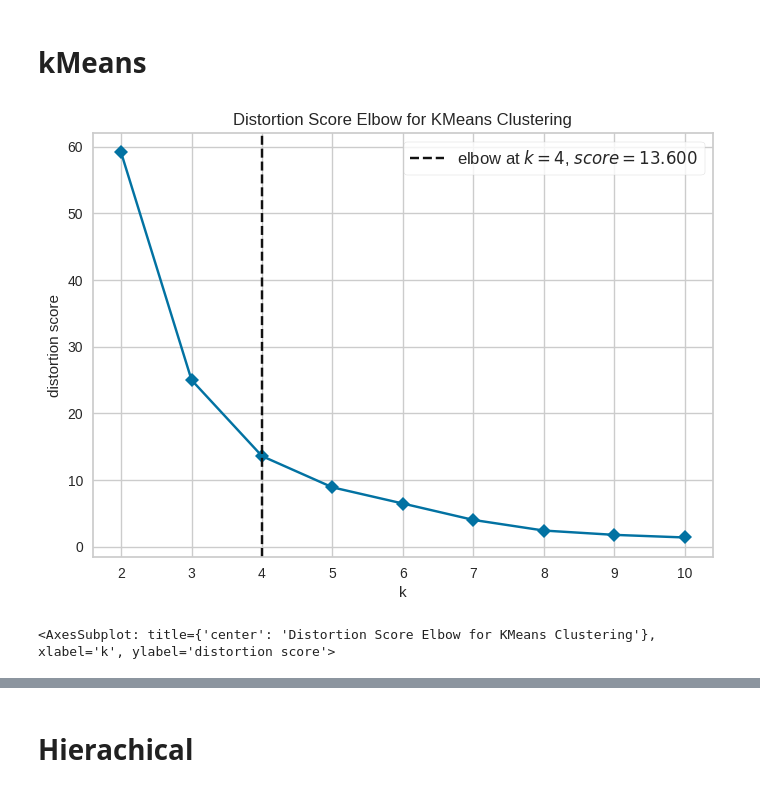
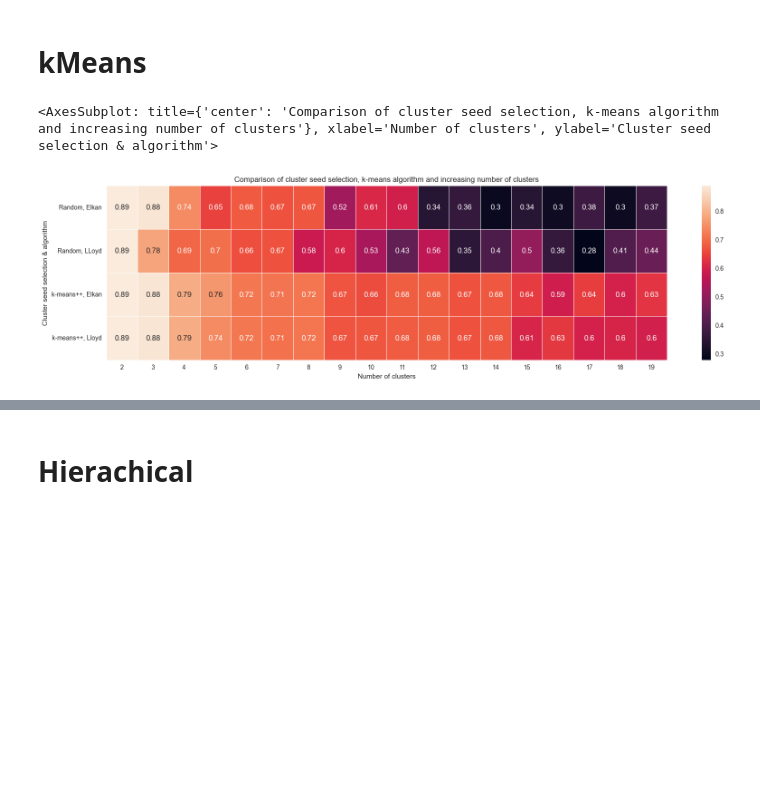
Before and after one commit to FrankCastlepancakes/ClusteringScikitLearn, a Jupyter notebook: notebook.ipynb, the cells around one changed output, grey strips where cells are left out. Drawn from its saved outputs; the diff is of its cells as text; code cells hidden in the pictures; blank space fills up the shorter version.

```diff
--- a/notebook.ipynb
+++ b/notebook.ipynb
@@ -103,14 +103,31 @@ Text(0, 0.5, 'Volume (m³)')
 [figure]
 # %% [markdown]
 # kMeans
-# %%
-# Elbow Method for K means
-model = KMeans(init="k-means++")
-# k is range of number of clusters.
-visualizer = KElbowVisualizer(model, k=(2,11), timings=False, distance_metric="euclidean")
-visualizer.fit(scaled_x)
-visualizer.show()
-# %% [output]
-[figure, removed]
-<AxesSubplot: title={'center': 'Distortion Score Elbow for KMeans Clustering'}, xlabel='k', ylabel='distortion score'>
+# %%
+# create clusters via k-means for random and k-means++ cluster seeds for lloyds and elkan algorithm
+kmeans_scores = []
+for i in range(2, 20):
+    y_cluster_random_lloyd = KMeans(n_clusters=i, init="random", algorithm="lloyd").fit_predict(scaled_x)
+    y_cluster_random_elkan = KMeans(n_clusters=i, init="random", algorithm="elkan").fit_predict(scaled_x)
+
+    y_cluster_kmeans_lloyd = KMeans(n_clusters=i, init="k-means++", algorithm="lloyd").fit_predict(scaled_x)
+    y_cluster_kmeans_elkan = KMeans(n_clusters=i, init="k-means++", algorithm="elkan").fit_predict(scaled_x)
+
+    kmeans_scores.append({"Cluster seed selection & algorithm": "Random, LLoyd", "Number of clusters": i, "score": silhouette_score(scaled_x, y_cluster_random_lloyd, metric="euclidean")})
+    kmeans_scores.append({"Cluster seed selection & algorithm": "Random, Elkan", "Number of clusters": i, "score": silhouette_score(scaled_x, y_cluster_random_elkan, metric="euclidean")})
+
+    kmeans_scores.append({"Cluster seed selection & algorithm": "k-means++, Lloyd", "Number of clusters": i, "score": silhouette_score(scaled_x, y_cluster_kmeans_lloyd, metric="euclidean")})
+    kmeans_scores.append({"Cluster seed selection & algorithm": "k-means++, Elkan", "Number of clusters": i, "score": silhouette_score(scaled_x, y_cluster_kmeans_elkan, metric="euclidean")})
+
+
+df_kmeans_scores = DataFrame(kmeans_scores)
+df_kmeans_scores = df_kmeans_scores.pivot("Cluster seed selection & algorithm", "Number of clusters", "score")
+
+# Plot comparison
+figure(figsize = (20,5))
+title("Comparison of cluster seed selection, k-means algorithm and increasing number of clusters")
+heatmap(df_kmeans_scores, annot=True, linewidth=.5)
+# %% [output]
+<AxesSubplot: title={'center': 'Comparison of cluster seed selection, k-means algorithm and increasing number of clusters'}, xlabel='Number of clusters', ylabel='Cluster seed selection & algorithm'>
+[figure, added]
 # %%
```
Also changed, not shown: parts of 3 cells of this notebook.
